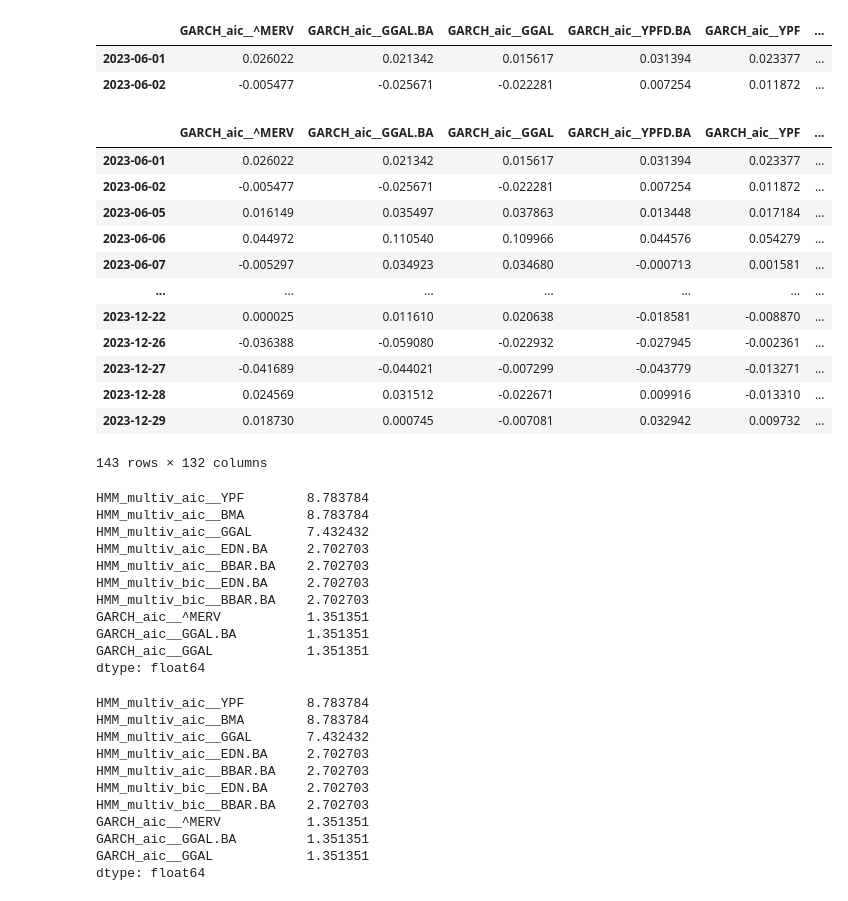
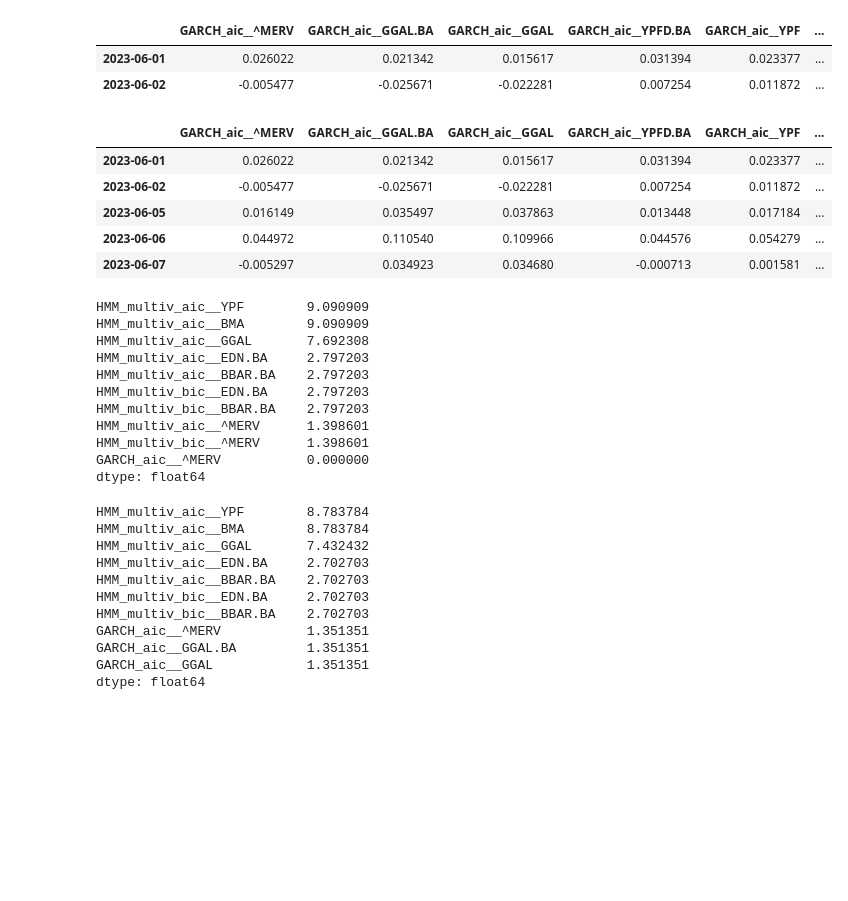
Before and after one commit to alfsn/regime-switching-hmm, a Jupyter notebook: notebooks/03_Comparison.ipynb, the cells around one changed output. Drawn from its saved outputs; the diff is of its cells as text; code cells hidden in the pictures; blank space fills up the shorter version.

```diff
--- a/notebooks/03_Comparison.ipynb
+++ b/notebooks/03_Comparison.ipynb
@@ -26,6 +26,8 @@ name = f'finaldf_test_{params["tablename"]}.pickle'
 filename = os.path.join(dataroute, name)
 with open(filename, "rb") as handle:
     df_test = pickle.load(handle)
+
+df_test.index=pd.to_datetime(df_test.index.copy())
 # %%
 def get_all_results_matching(substring:str):
     all_results = {}
@@ -125,36 +127,31 @@ VAR_with_vol_AR_^MERV_bic_best_residuals.pickle
 # %%
 lower_date=pd.to_datetime(params["start_test"])+pd.Timedelta(days=1)
 higher_date=pd.to_datetime(params["end_test"])-pd.Timedelta(days=1)
-residual_df[lower_date:higher_date]
+residual_df=residual_df[lower_date:higher_date].copy()
+df_test = df_test[lower_date:higher_date].copy()
+residual_df.head()
 # %% [output]
 |  | GARCH_aic__^MERV | GARCH_aic__GGAL.BA | GARCH_aic__GGAL | GARCH_aic__YPFD.BA | GARCH_aic__YPF | ... |
 | 2023-06-01 | 0.026022 | 0.021342 | 0.015617 | 0.031394 | 0.023377 | ... |
 | 2023-06-02 | -0.005477 | -0.025671 | -0.022281 | 0.007254 | 0.011872 | ... |
 | 2023-06-05 | 0.016149 | 0.035497 | 0.037863 | 0.013448 | 0.017184 | ... |
 | 2023-06-06 | 0.044972 | 0.110540 | 0.109966 | 0.044576 | 0.054279 | ... |
 | 2023-06-07 | -0.005297 | 0.034923 | 0.034680 | -0.000713 | 0.001581 | ... |
-| ... | ... | ... | ... | ... | ... | ... |
-| 2023-12-22 | 0.000025 | 0.011610 | 0.020638 | -0.018581 | -0.008870 | ... |
-| 2023-12-26 | -0.036388 | -0.059080 | -0.022932 | -0.027945 | -0.002361 | ... |
-| 2023-12-27 | -0.041689 | -0.044021 | -0.007299 | -0.043779 | -0.013271 | ... |
-| 2023-12-28 | 0.024569 | 0.031512 | -0.022671 | 0.009916 | -0.013310 | ... |
-| 2023-12-29 | 0.018730 | 0.000745 | -0.007081 | 0.032942 | 0.009732 | ... |
-143 rows × 132 columns
 # %%
 # estadisticos de nans
 ((residual_df.isna().sum(axis=0) / len(residual_df.index)) * 100).nlargest(10)
 # HMM tiene problemas con NANs
 # %% [output]
-HMM_multiv_aic__YPF        8.783784
-HMM_multiv_aic__BMA        8.783784
-HMM_multiv_aic__GGAL       7.432432
-HMM_multiv_aic__EDN.BA     2.702703
-HMM_multiv_aic__BBAR.BA    2.702703
-HMM_multiv_bic__EDN.BA     2.702703
-HMM_multiv_bic__BBAR.BA    2.702703
-GARCH_aic__^MERV           1.351351
-GARCH_aic__GGAL.BA         1.351351
-GARCH_aic__GGAL            1.351351
+HMM_multiv_aic__YPF        9.090909
+HMM_multiv_aic__BMA        9.090909
+HMM_multiv_aic__GGAL       7.692308
+HMM_multiv_aic__EDN.BA     2.797203
+HMM_multiv_aic__BBAR.BA    2.797203
+HMM_multiv_bic__EDN.BA     2.797203
+HMM_multiv_bic__BBAR.BA    2.797203
+HMM_multiv_aic__^MERV      1.398601
+HMM_multiv_bic__^MERV      1.398601
+GARCH_aic__^MERV           0.000000
 dtype: float64
 # %%
 # estadisticos de nans
```
Also changed, not shown: parts of 4 cells of this notebook.
